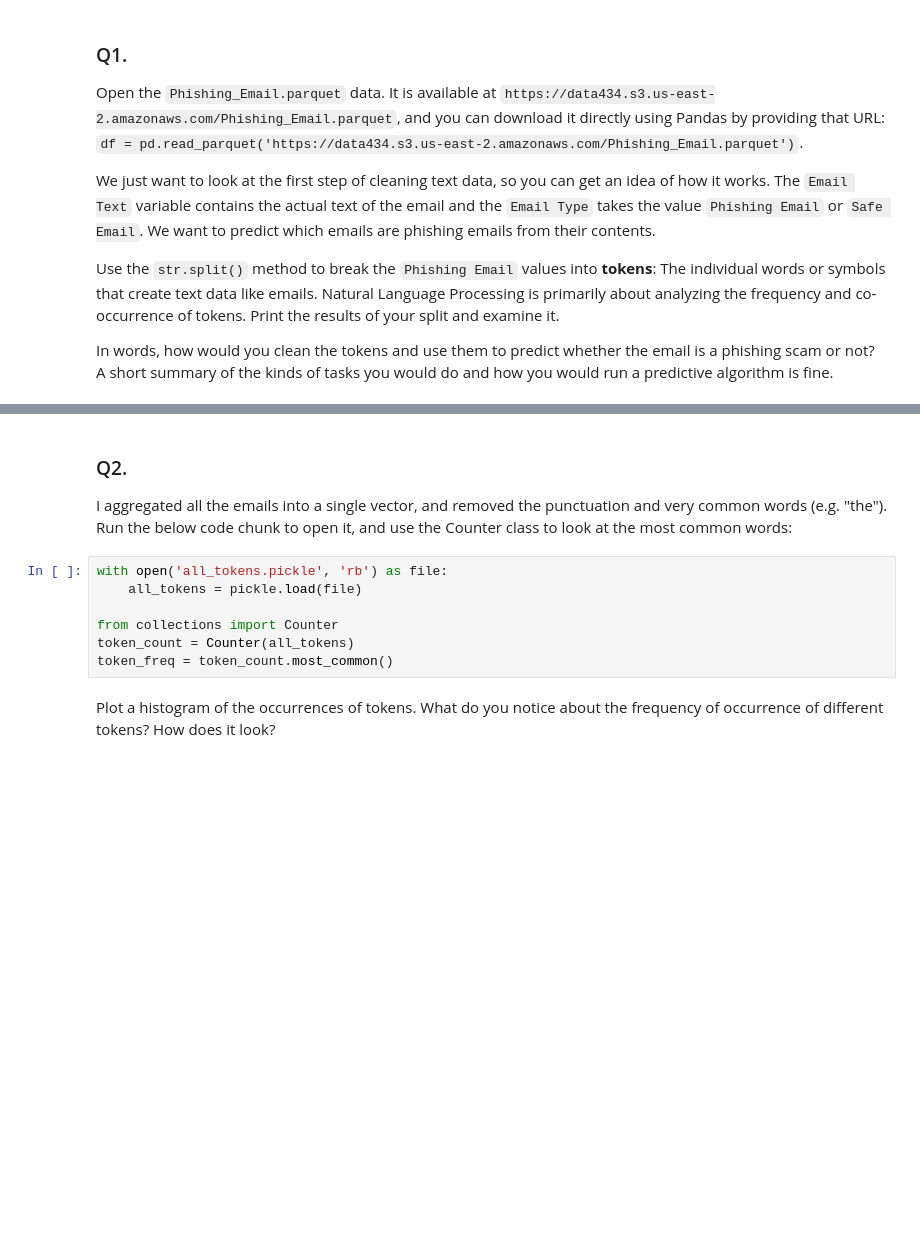
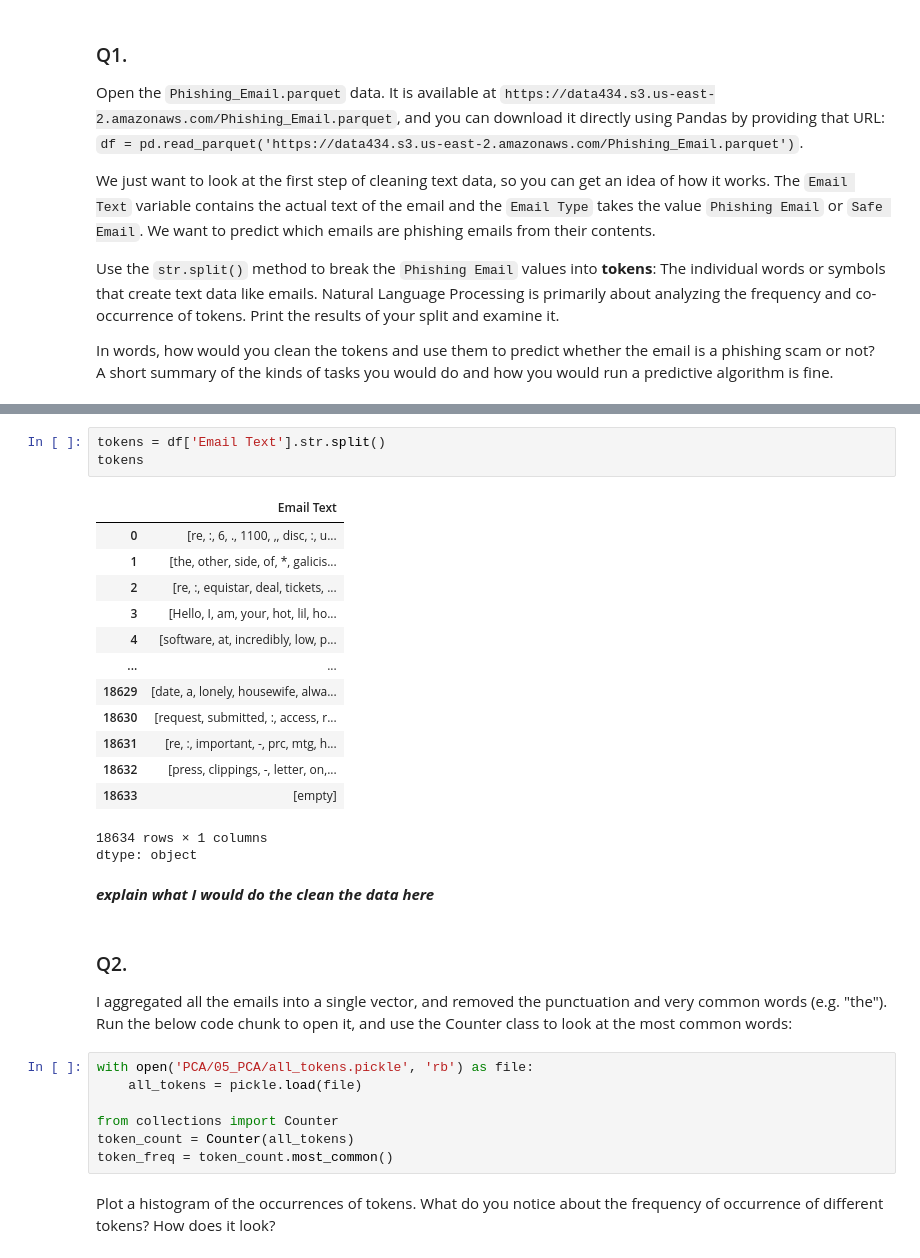
Before and after one commit to eyv7jz/PCA, a Jupyter notebook: 05_PCA/assignment.ipynb, the cells around one changed output, grey strips where cells are left out. Saved outputs shown, nothing was run; the diff lists cells and outputs as text; blank space fills up the shorter version.

```diff
--- a/05_PCA/assignment.ipynb
+++ b/05_PCA/assignment.ipynb
@@ -32,9 +55,29 @@ In words, how would you clean the tokens and use them to predict whether the ema
+# %%
+tokens = df['Email Text'].str.split()
+tokens
+# %% [output]
+|  | Email Text |
+| 0 | [re, :, 6, ., 1100, ,, disc, :, u... |
+| 1 | [the, other, side, of, *, galicis... |
+| 2 | [re, :, equistar, deal, tickets, ... |
+| 3 | [Hello, I, am, your, hot, lil, ho... |
+| 4 | [software, at, incredibly, low, p... |
+| ... | ... |
+| 18629 | [date, a, lonely, housewife, alwa... |
+| 18630 | [request, submitted, :, access, r... |
+| 18631 | [re, :, important, -, prc, mtg, h... |
+| 18632 | [press, clippings, -, letter, on,... |
+| 18633 | [empty] |
+18634 rows × 1 columns
+dtype: object
+# %% [markdown]
+***explain what I would do the clean the data here***
 # %% [markdown]
 ### Q2.
 
 I aggregated all the emails into a single vector, and removed the punctuation and very common words (e.g. "the"). Run the below code chunk to open it, and use the Counter class to look at the most common words:
 # %%
-with open('all_tokens.pickle', 'rb') as file:
+with open('PCA/05_PCA/all_tokens.pickle', 'rb') as file:
     all_tokens = pickle.load(file)
 
 from collections import Counter
```
Also changed, not shown: parts of 7 cells of this notebook.
